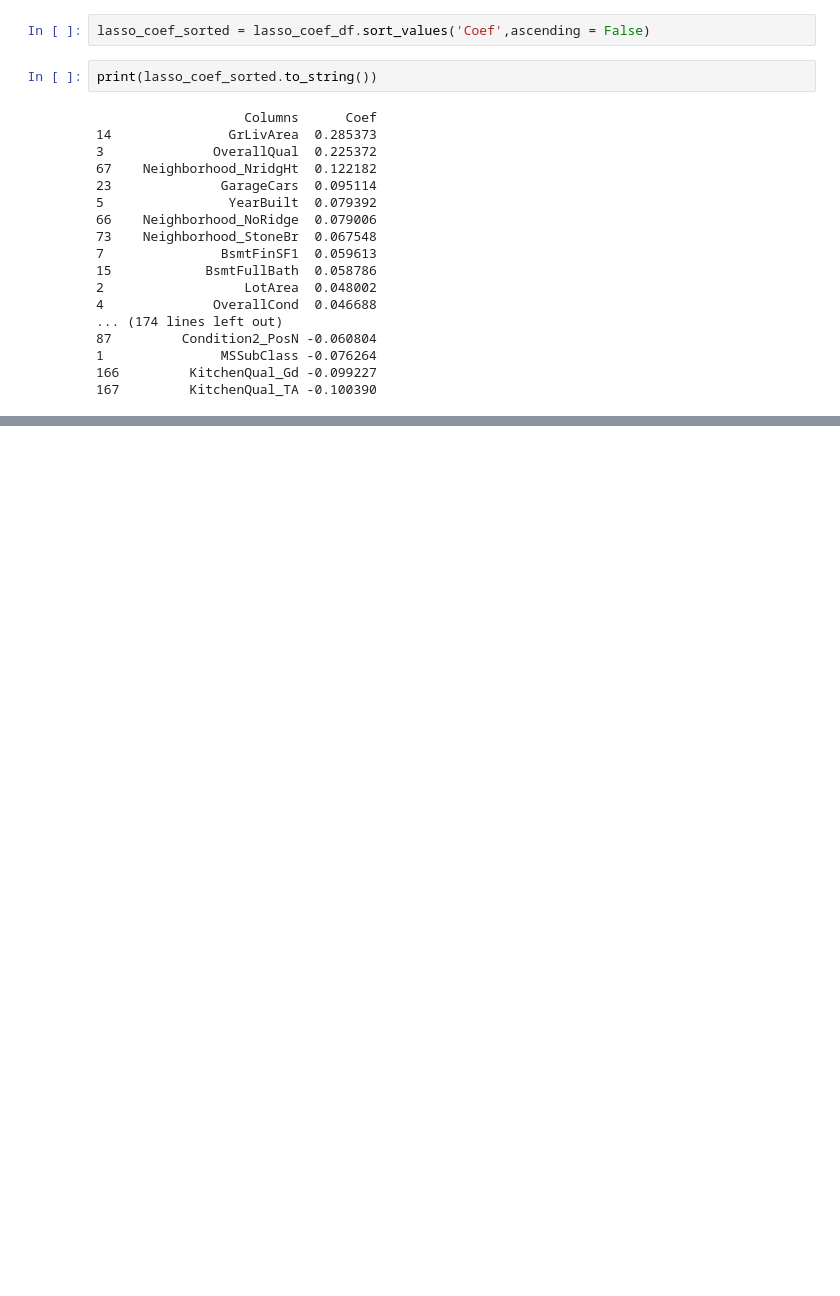
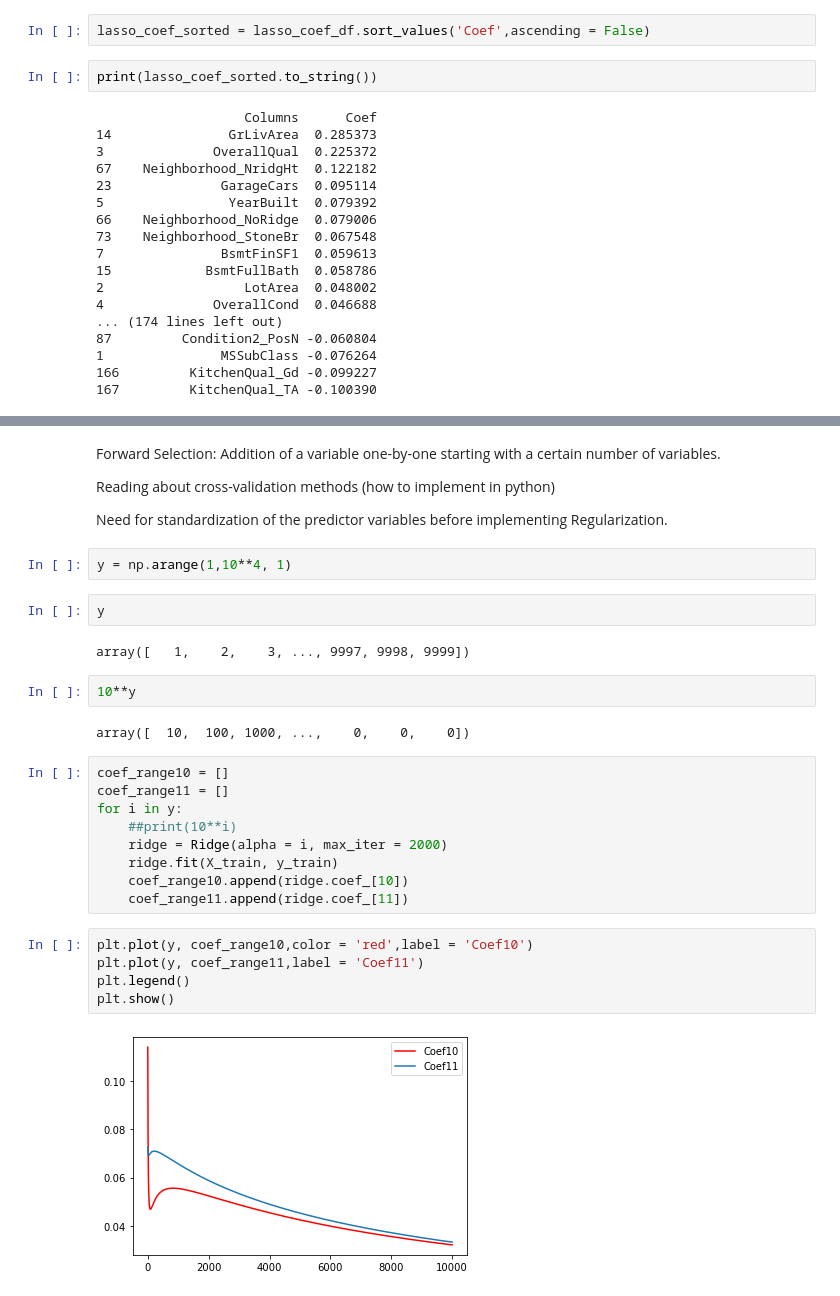
Before and after one commit to muditsharma1234/Machine-Learning-Basics, a Jupyter notebook: 2022_05 Advanced Linear Regression/2022_05 Advanced Linear Regression.ipynb, the cells around one changed output, grey strips where cells are left out. Drawn from its saved outputs; the diff is of its cells as text; blank space fills up the shorter version.

```diff
--- a/2022_05 Advanced Linear Regression/2022_05 Advanced Linear Regression.ipynb
+++ b/2022_05 Advanced Linear Regression/2022_05 Advanced Linear Regression.ipynb
@@ -382,0 +452,32 @@ lasso_coef_sorted.loc[lasso_coef_sorted.Coef==0].shape
+# %% [markdown]
+Forward Selection: Addition of a variable one-by-one starting with a certain number of variables.
+
+Reading about cross-validation methods (how to implement in python)
+
+Need for standardization of the predictor variables before implementing Regularization.
+# %%
+y = np.arange(1,10**4, 1)
+# %%
+y
+# %% [output]
+array([   1,    2,    3, ..., 9997, 9998, 9999])
+# %%
+10**y
+# %% [output]
+array([  10,  100, 1000, ...,    0,    0,    0])
+# %%
+coef_range10 = []
+coef_range11 = []
+for i in y:
+    ##print(10**i)
+    ridge = Ridge(alpha = i, max_iter = 2000)
+    ridge.fit(X_train, y_train)
+    coef_range10.append(ridge.coef_[10])
+    coef_range11.append(ridge.coef_[11])
+# %%
+plt.plot(y, coef_range10,color = 'red',label = 'Coef10')
+plt.plot(y, coef_range11,label = 'Coef11')
+plt.legend()
+plt.show()
+# %% [output]
+[figure, added]
```
Also changed, not shown: parts of 26 cells of this notebook.
